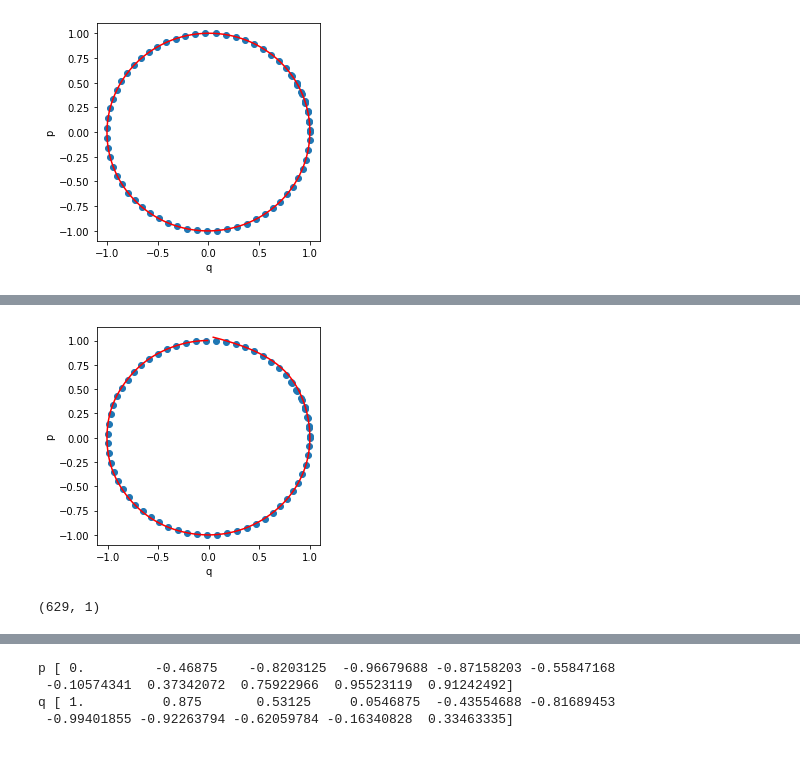
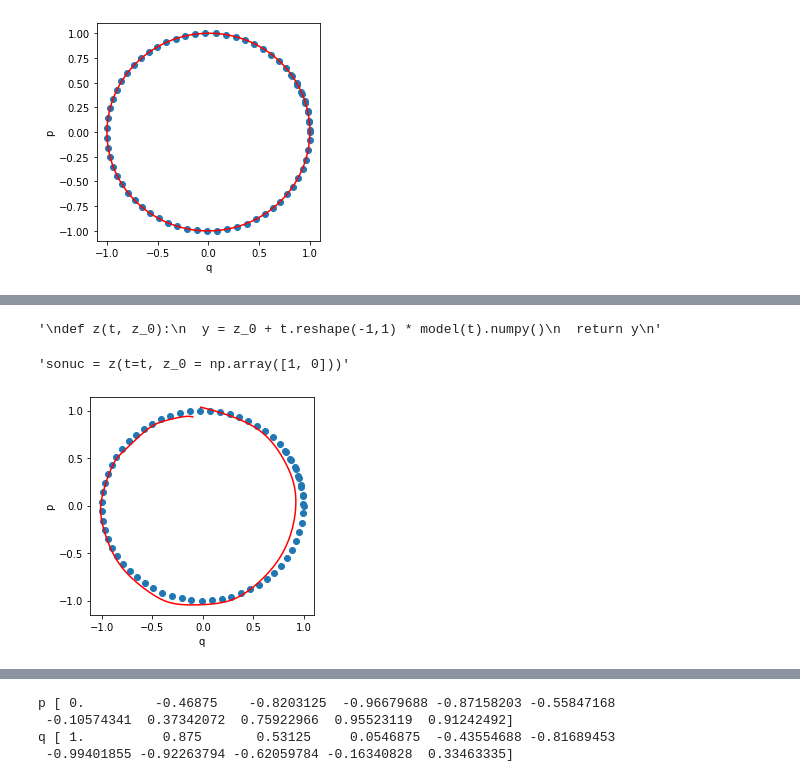
Before and after one commit to tayfununal/Normalizing-Flows, a Jupyter notebook: eulerverlet.ipynb, the cells around one changed output, grey strips where cells are left out. Cells and saved outputs as stored; diff of their text form; code cells hidden in the pictures.

```diff
--- a/eulerverlet.ipynb
+++ b/eulerverlet.ipynb
@@ -65,6 +65,7 @@ inp = Input(shape=(1,))
 
 x = Dense(64, activation="tanh")(inp)
 x = Dense(64, activation="tanh")(x)
+x = Dense(64, activation="tanh")(x)
 
 out = Dense(2)(x)
 
@@ -115,23 +118,31 @@ Epoch 200/200
 <keras.callbacks.History at 0x...>
 # %%
+"""
 def z(t, z_0):
   y = z_0 + t.reshape(-1,1) * model(t).numpy()
   return y
+"""
+# %% [output]
+'\ndef z(t, z_0):\n  y = z_0 + t.reshape(-1,1) * model(t).numpy()\n  return y\n'
 # %%
-sonuc = z(t=t, z_0 = np.array([1, 0]))
+"""sonuc = z(t=t, z_0 = np.array([1, 0]))"""
+# %% [output]
+'sonuc = z(t=t, z_0 = np.array([1, 0]))'
 # %%
+test_t = np.arange(0, 2*np.pi, 0.001)
+
 plt.figure(figsize = (4, 4))
-plt.plot(model(t).numpy()[:,0], model(t).numpy()[:,1], c = "red")
+plt.plot(model(test_t).numpy()[:,0], model(test_t).numpy()[:,1], c = "red")
 plt.xlabel('q')
 plt.ylabel('p')
 
 t_true=np.arange(0,7,0.1)
 x=np.cos(t_true)
 y=np.sin(t_true)
 plt.scatter(x,y)
 plt.show()
 # %% [output]
-[figure, old version]
+[figure, new version]
 # %%
 inp = Input(shape=(2,))
 
@@ -151,8 +163,3 @@ def custom_loss(y_true, y_pred):
-# %%
-hamiltonian_0 = np.array([0.5 for i in range(model(t).numpy().shape[0])]).reshape(-1,1)
-hamiltonian_0.shape
-# %% [output]
-(629, 1)
 # %%
 opt = tf.keras.optimizers.Adam(learning_rate=0.01)
 
```
Also changed, not shown: parts of 6 cells of this notebook.
